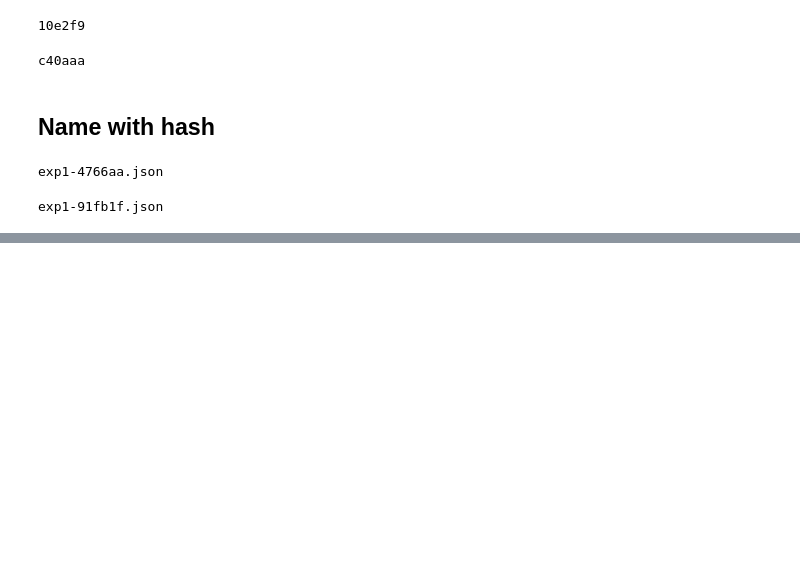
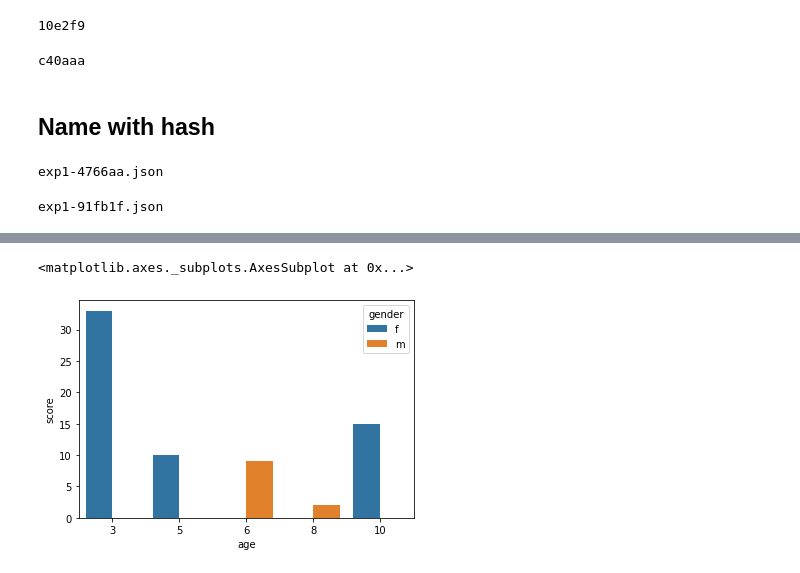
Before and after one commit to young-hwanlee/stand_alone_deep_learning, a Jupyter notebook: #18_Lab_Handling_Visualization_of_Many_Experiments_(Intro).ipynb, the cells around one changed output, grey strips where cells are left out. Saved outputs shown, nothing was run; the diff lists cells and outputs as text; code cells hidden in the pictures; blank space fills up the shorter version.

```diff
--- a/#18_Lab_Handling_Visualization_of_Many_Experiments_(Intro).ipynb
+++ b/#18_Lab_Handling_Visualization_of_Many_Experiments_(Intro).ipynb
@@ -96,0 +143,10 @@ exp1-91fb1f.json
+# %%
+a = [{'age':5, 'gender':'f', 'score':10, 't':1}, {'age':6, 'gender':'m', 'score':9, 't':1},
+     {'age':10, 'gender':'f', 'score':15, 't':1}, {'age':8, 'gender':'m', 'score':2, 't':2},
+     {'age':3, 'gender':'f', 'score':33, 't':2}]
+df = pd.DataFrame(a)
+
+sns.barplot(x='age', y='score', hue='gender', data=df)
+# %% [output]
+<matplotlib.axes._subplots.AxesSubplot at 0x...>
+[figure, added]
```
Also changed, not shown: parts of 7 cells of this notebook.
